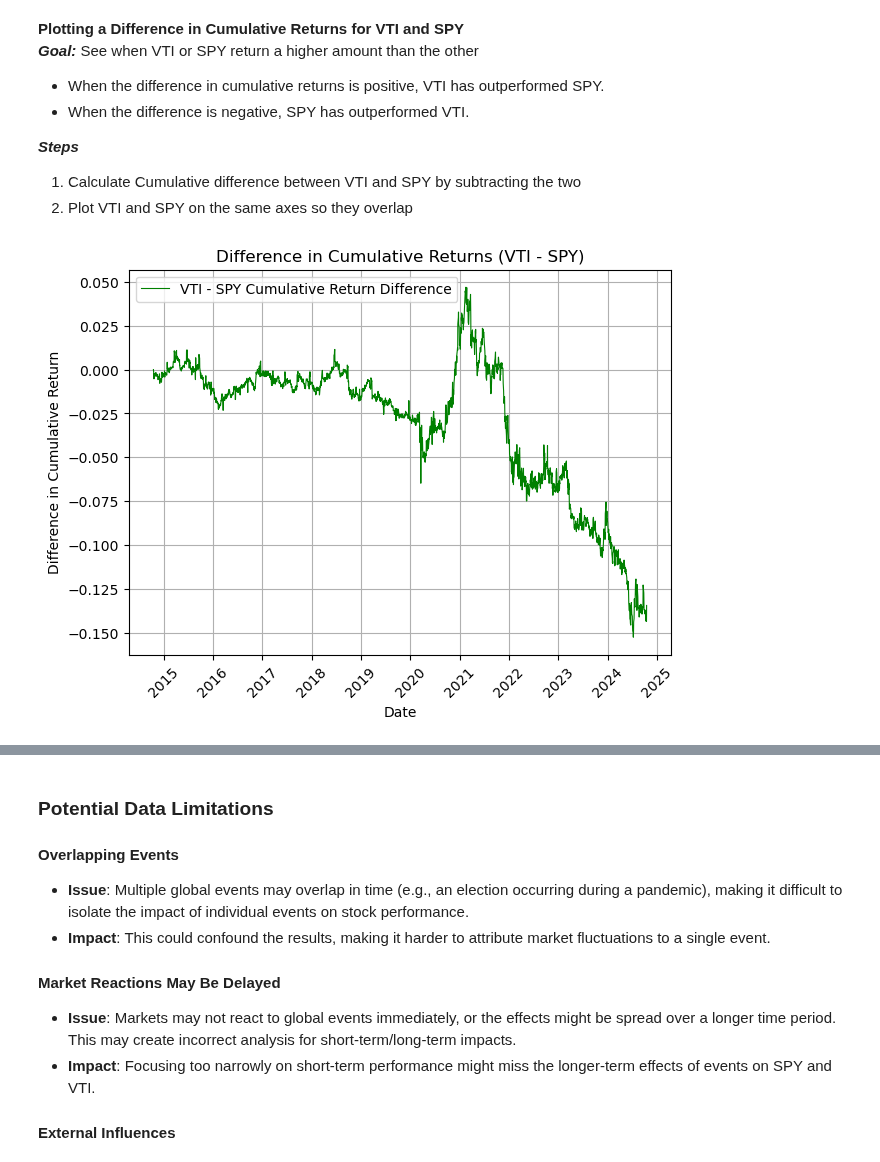
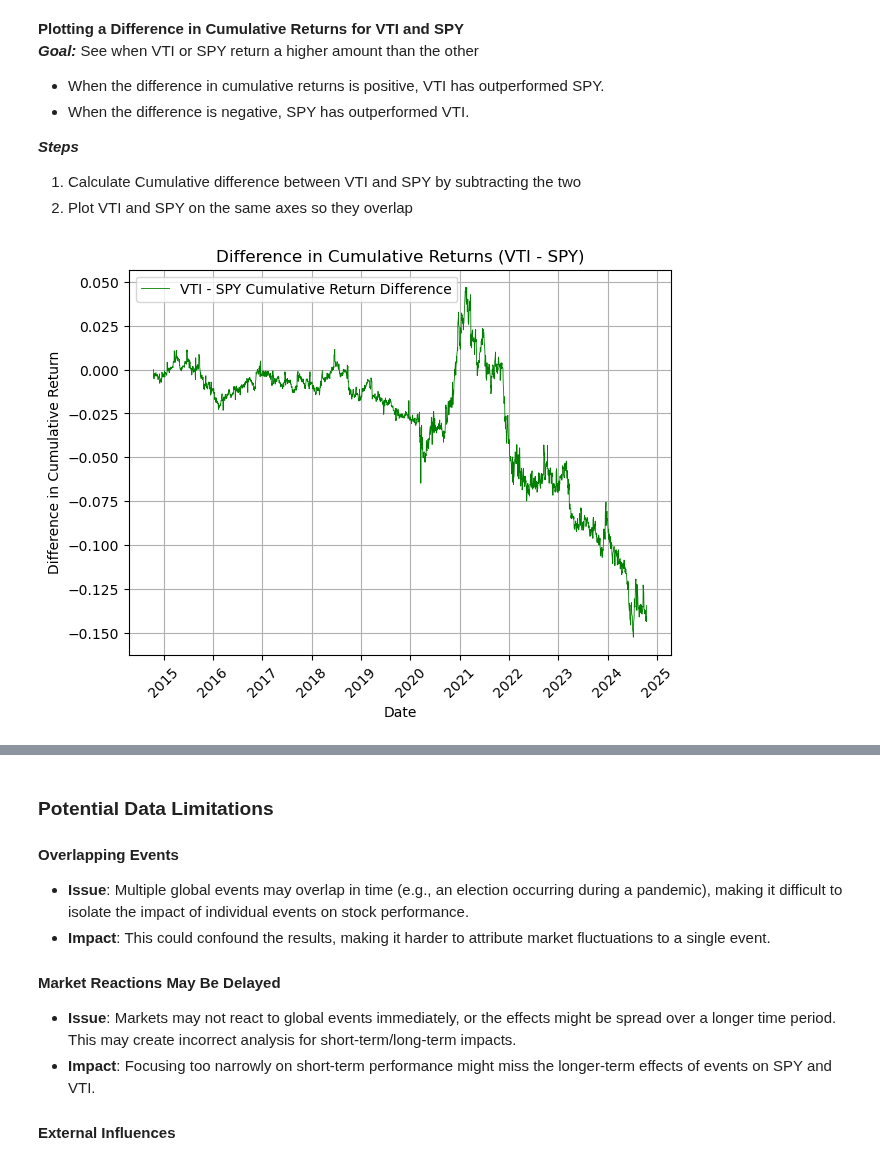
Before and after one commit to caiot27/info2950group, a Jupyter notebook: phase2.ipynb, the cells around one changed output, grey strips where cells are left out. Saved outputs shown, nothing was run; the diff lists cells and outputs as text; code cells hidden in the pictures.

```diff
--- a/phase2.ipynb
+++ b/phase2.ipynb
@@ -259,20 +336,20 @@ plt.show()
 ***Steps***
 1) Calculate Cumulative difference between VTI and SPY by subtracting the two
 2) Plot VTI and SPY on the same axes so they overlap
-# %%
-#Calculating the difference between cumulative returns
-TotalIndex['Cumulative_Difference'] = TotalIndex['VTI_Cumulative'] - TotalIndex['SPY_Cumulative']
-
-#Plot
-plt.figure(figsize=(7, 5))
-plt.plot(TotalIndex['Date'], TotalIndex['Cumulative_Difference'], color='green',
-         label='VTI - SPY Cumulative Return Difference', linewidth=0.8)
-plt.title('Difference in Cumulative Returns (VTI - SPY)')
-plt.xlabel('Date')
-plt.ylabel('Difference in Cumulative Return')
-plt.grid(True)
-plt.legend()
-plt.xticks(rotation=45)
-plt.show()
-# %% [output]
-[figure, removed]
+# %%
+#Calculating the difference between cumulative returns
+TotalIndex['Cumulative_Difference'] = TotalIndex['VTI_Cumulative'] - TotalIndex['SPY_Cumulative']
+
+#Plot
+plt.figure(figsize=(7, 5))
+plt.plot(TotalIndex['Date'], TotalIndex['Cumulative_Difference'], color='green',
+         label='VTI - SPY Cumulative Return Difference', linewidth=0.6)
+plt.title('Difference in Cumulative Returns (VTI - SPY)')
+plt.xlabel('Date')
+plt.ylabel('Difference in Cumulative Return')
+plt.grid(True)
+plt.legend()
+plt.xticks(rotation=45)
+plt.show()
+# %% [output]
+[figure, added]
```
Also changed, not shown: parts of 11 cells of this notebook.
